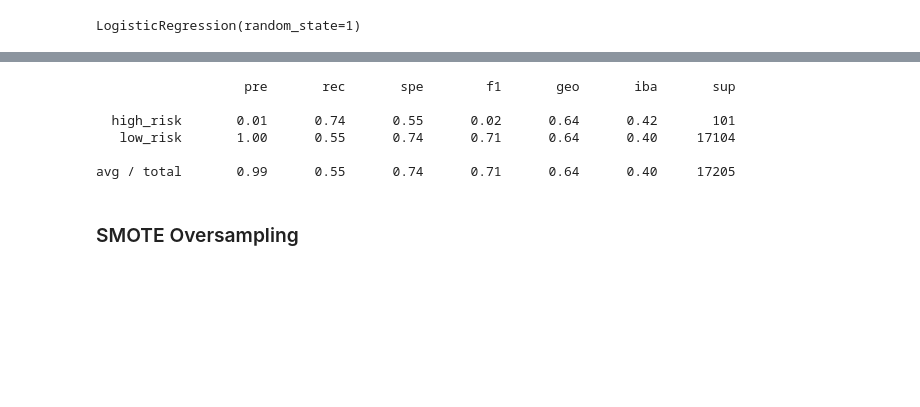
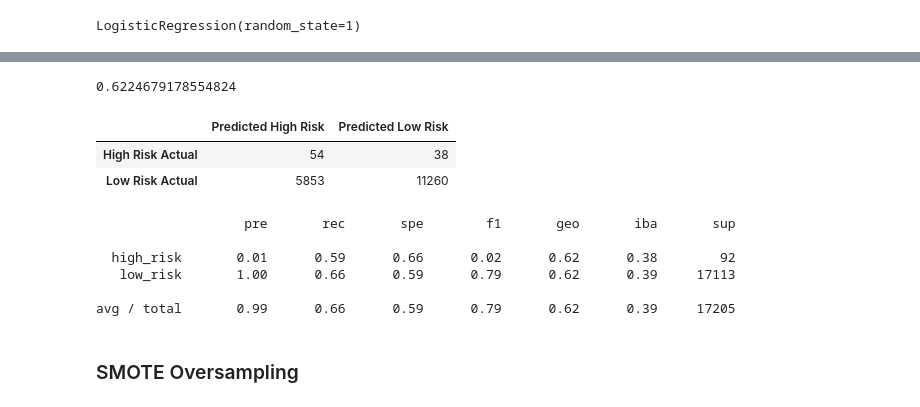
Before and after one commit to tamiespinosa/Credit_Risk_Analysis, a Jupyter notebook: credit_risk_resampling.ipynb, the cells around one changed output, grey strips where cells are left out. Cells and saved outputs as stored; diff of their text form; code cells hidden in the pictures; blank space fills up the shorter version.

```diff
--- a/credit_risk_resampling.ipynb
+++ b/credit_risk_resampling.ipynb
@@ -107,7 +124,7 @@ high_risk      347
 Name: loan_status, dtype: int64
 # %%
 from sklearn.model_selection import train_test_split
-# YOUR CODE HERE
+X_train, X_test, y_train, y_test = train_test_split(X, y, random_state=78)
 # %% [markdown]
 # Oversampling
 
@@ -129,0 +142,7 @@ Counter({'loan_status': 1})
+# %%
+# Resample the training data with the RandomOversampler
+from imblearn.over_sampling import RandomOverSampler
+samp = RandomOverSampler(random_state=78)
+X_resampled, y_resampled = samp.fit_resample(X_train, y_train)
+
+Counter(y_resampled["loan_status"])
@@ -130,5 +151,7 @@ Counter({'loan_status': 1})
 # %%
 # Train the Logistic Regression model using the resampled data
-# YOUR CODE HERE
+from sklearn.linear_model import LogisticRegression
+model = LogisticRegression(solver='lbfgs', random_state=1)
+model.fit(X_resampled, y_resampled)
 # %% [output]
 LogisticRegression(random_state=1)
@@ -146,13 +158,36 @@ array([[  75,   26],
+# %%
+# Calculated the balanced accuracy score
+from sklearn.metrics import balanced_accuracy_score
+
+y_pred = model.predict(X_test)
+balanced_accuracy_score(y_test, y_pred)
+# %% [output]
+0.6224679178554824
+# %%
+# Display the confusion matrix
+from sklearn.metrics import confusion_matrix
+
+cm = confusion_matrix(y_test, y_pred)
+
+cm_df = pd.DataFrame(
+    cm,index=["High Risk Actual", "Low Risk Actual"], columns=["Predicted High Risk", "Predicted Low Risk"])
+cm_df
+# %% [output]
+|  | Predicted High Risk | Predicted Low Risk |
+| High Risk Actual | 54 | 38 |
+| Low Risk Actual | 5853 | 11260 |
 # %%
 # Print the imbalanced classification report
-# YOUR CODE HERE
+
+from imblearn.metrics import classification_report_imbalanced
+print(classification_report_imbalanced(y_test, y_pred))
 # %% [output]
                    pre       rec       spe        f1       geo       iba       sup
 
-  high_risk       0.01      0.74      0.55      0.02      0.64      0.42       101
-   low_risk       1.00      0.55      0.74      0.71      0.64      0.40     17104
+  high_risk       0.01      0.59      0.66      0.02      0.62      0.38        92
+   low_risk       1.00      0.66      0.59      0.79      0.62      0.39     17113
 
-avg / total       0.99      0.55      0.74      0.71      0.64      0.40     17205
+avg / total       0.99      0.66      0.59      0.79      0.62      0.39     17205
 # %% [markdown]
 ### SMOTE Oversampling
 # %%
```
Also changed, not shown: parts of 25 cells of this notebook.
